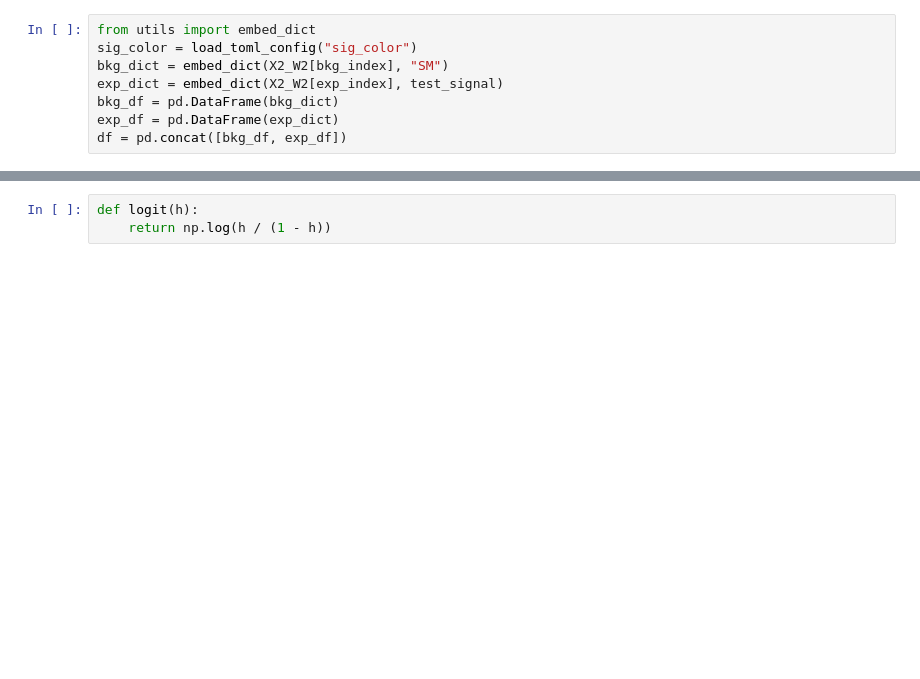
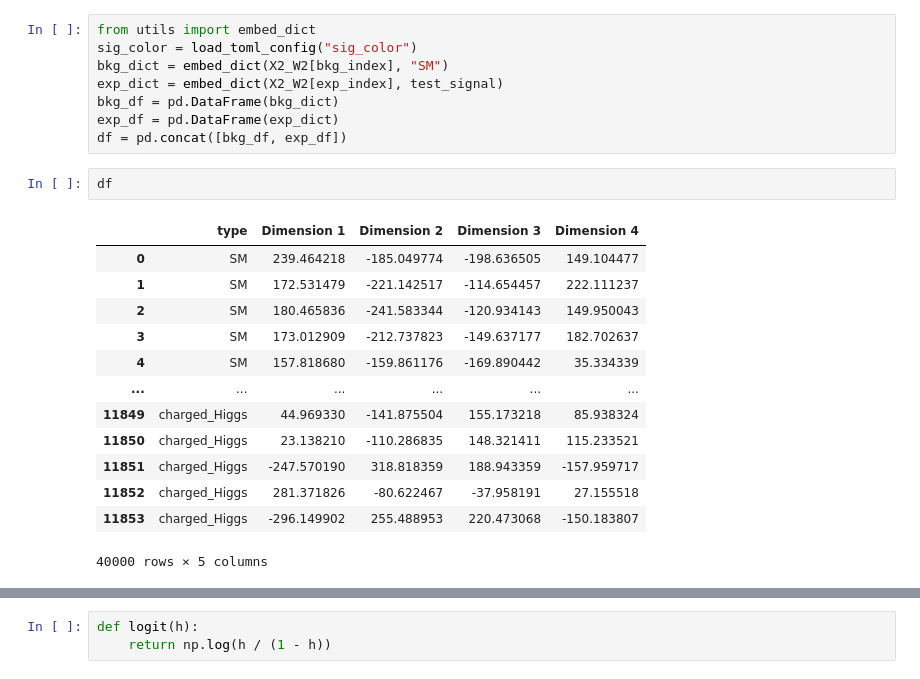
Before and after one commit to ZhengtingHe/ADwithNE, a Jupyter notebook: demo/analysis.ipynb, the cells around one changed output, grey strips where cells are left out. Saved outputs shown, nothing was run; the diff lists cells and outputs as text; blank space fills up the shorter version.

```diff
--- a/demo/analysis.ipynb
+++ b/demo/analysis.ipynb
@@ -718,6 +624,22 @@ exp_dict = embed_dict(X2_W2[exp_index], test_signal)
 bkg_df = pd.DataFrame(bkg_dict)
 exp_df = pd.DataFrame(exp_dict)
 df = pd.concat([bkg_df, exp_df])
+# %%
+df
+# %% [output]
+|  | type | Dimension 1 | Dimension 2 | Dimension 3 | Dimension 4 |
+| 0 | SM | 239.464218 | -185.049774 | -198.636505 | 149.104477 |
+| 1 | SM | 172.531479 | -221.142517 | -114.654457 | 222.111237 |
+| 2 | SM | 180.465836 | -241.583344 | -120.934143 | 149.950043 |
+| 3 | SM | 173.012909 | -212.737823 | -149.637177 | 182.702637 |
+| 4 | SM | 157.818680 | -159.861176 | -169.890442 | 35.334339 |
+| ... | ... | ... | ... | ... | ... |
+| 11849 | charged_Higgs | 44.969330 | -141.875504 | 155.173218 | 85.938324 |
+| 11850 | charged_Higgs | 23.138210 | -110.286835 | 148.321411 | 115.233521 |
+| 11851 | charged_Higgs | -247.570190 | 318.818359 | 188.943359 | -157.959717 |
+| 11852 | charged_Higgs | 281.371826 | -80.622467 | -37.958191 | 27.155518 |
+| 11853 | charged_Higgs | -296.149902 | 255.488953 | 220.473068 | -150.183807 |
+40000 rows × 5 columns
 # %%
 sns.pairplot(df, hue="type", kind="hist", palette=sig_color)
 plt.show()
```
Also changed, not shown: parts of 15 cells of this notebook.
